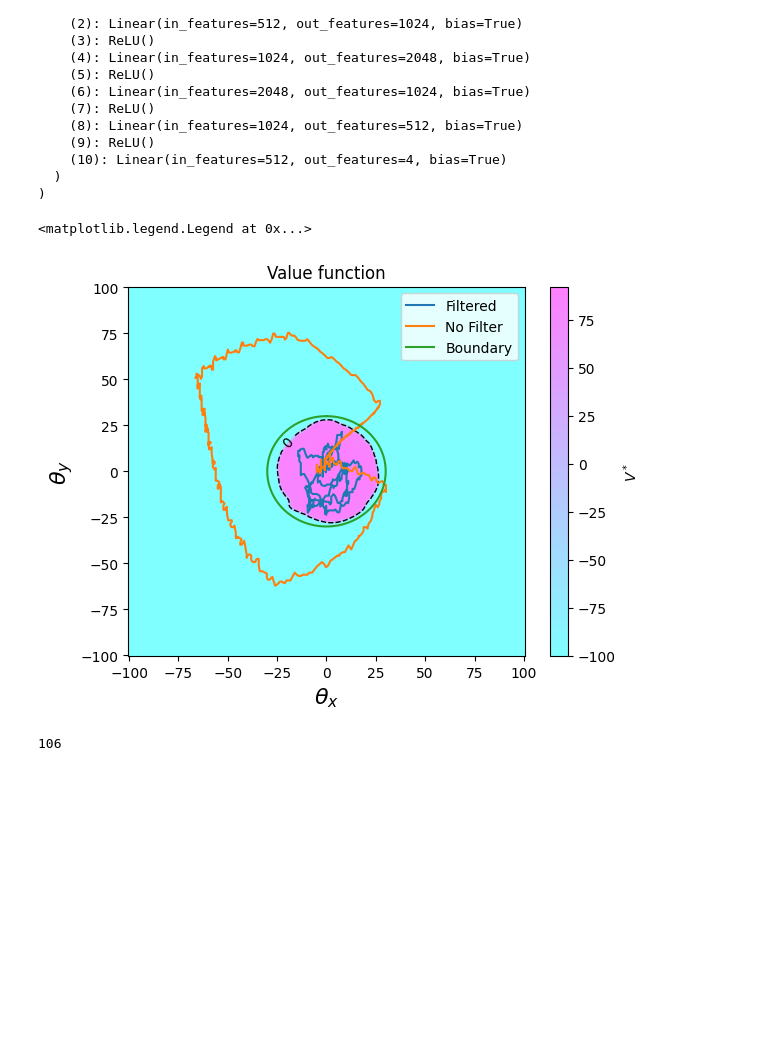
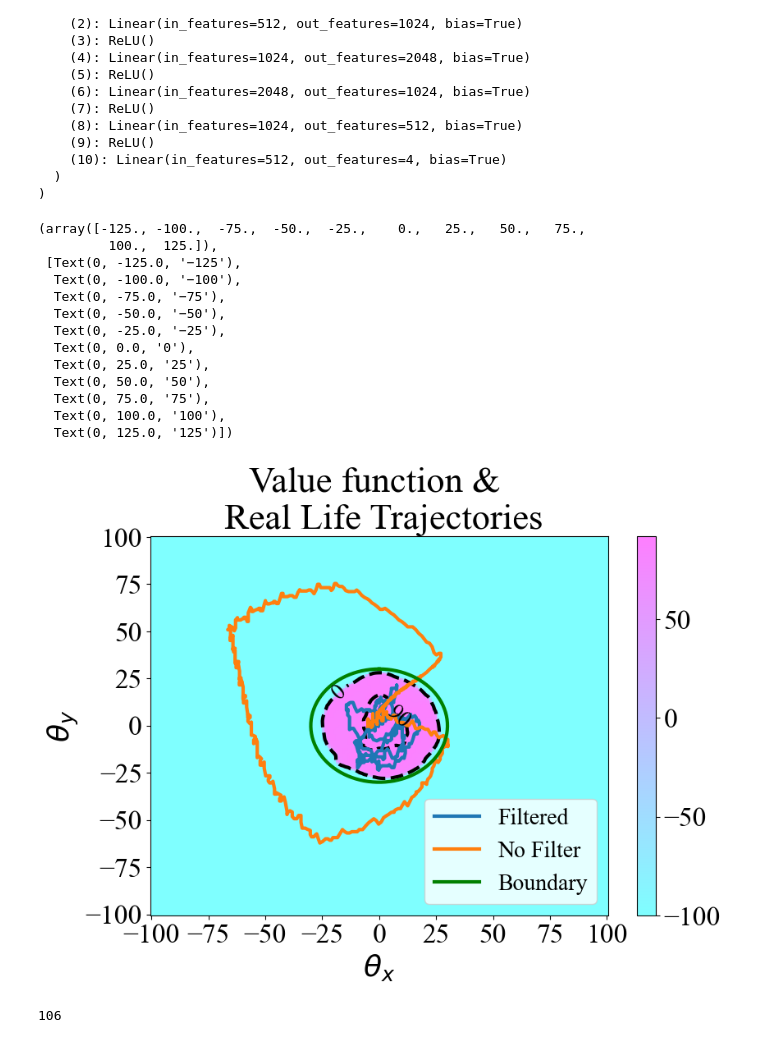
Before and after one commit to ansue1234/RobLimbFK, a Jupyter notebook: ros_ws/src/notebooks/viz_result.ipynb, the cells around one changed output. Drawn from its saved outputs; the diff is of its cells as text; code cells hidden in the pictures; blank space fills up the shorter version.

```diff
--- a/ros_ws/src/notebooks/viz_result.ipynb
+++ b/ros_ws/src/notebooks/viz_result.ipynb
@@ -115,8 +117,8 @@ for l in lines:
 
 actual_thetas = np.array(actual_thetas)
 # %%
-# result_file = '../pos_rec/2024_09_03_22_19_49.txt'
-result_file = '../pos_rec/2024_09_05_19_50_50R97.txt'
+result_file = '../pos_rec/2024_09_17_17_19_40R90limb_9.txt'
+# result_file = '../pos_rec/2024_09_05_19_50_50R97.txt'
 with open(result_file, 'r') as f:
     lines = f.readlines()
 
@@ -169,30 +171,49 @@ QNet_MLP(
   )
 )
 # %%
-fig, ax = plt.subplots()
+from matplotlib import font_manager
+fig, ax = plt.subplots(figsize=(9, 6))
+
 states = grid.view(-1, 4)
 v_val = model(states).max(dim=-1)[0].detach().numpy().reshape(200, 200, 1, 1)
 X = theta_x
 Y = theta_y
 Z = v_val[:, :, 0, 0]
 # Transpose because contourf is weird
 Z = Z.T
 cmap = plt.get_cmap("cool")
 image = ax.pcolormesh(X,Y,Z, cmap=cmap, vmin=Z.min(), vmax=Z.max(), alpha=0.5, edgecolors="none")
-CS = ax.contour(X, Y, Z, levels=[0], colors="k", linestyles=["dashed"], linewidths=[1], )
-fig.colorbar(image, ax=ax, label=r"$V^*$")
-ax.plot(bounded_thetas[:, 0], bounded_thetas[:, 1], label='Filtered')
-ax.plot(actual_thetas[:, 0], actual_thetas[:, 1], label='No Filter')
+CS = ax.contour(X, Y, Z, levels=[0, 90], colors="k", linestyles=["dashed"], linewidths=[3], )
+cbar = fig.colorbar(image, ax=ax)
+# cbar.set_label(r"$\hat{V}^*$", fontsize=26)
+cbar.ax.tick_params(labelsize=24)
+ax.plot(bounded_thetas[:, 0], bounded_thetas[:, 1], label='Filtered', linewidth=3)
+ax.plot(actual_thetas[:, 0], actual_thetas[:, 1], label='No Filter', linewidth=3)
 
-ax.set_xlabel(r"$\theta_x$", fontsize=16)
-ax.set_ylabel(r"$\theta_y$", fontsize=16)
-ax.clabel(CS, inline=1, fontsize=10)
-ax.set_title("Value function")
-ax.plot(30*np.sin(np.linspace(0, 2*np.pi, 100)), 30*np.cos(np.linspace(0, 2*np.pi, 100)), label='Boundary')
-plt.legend()
+ax.set_xlabel(r"$\theta_x$", fontsize=26, fontname="Times New Roman")
+ax.set_ylabel(r"$\theta_y$", fontsize=26, fontname="Times New Roman")
+font_props = font_manager.FontProperties(family='Times New Roman')
+ax.clabel(CS, inline=1, fontsize=20)
+ax.set_title("Value function & \n Real Life Trajectories", fontsize=32, fontname="Times New Roman")
+ax.plot(30*np.sin(np.linspace(0, 2*np.pi, 100)), 30*np.cos(np.linspace(0, 2*np.pi, 100)), label='Boundary', linewidth=3, color='g')
+plt.legend(fontsize=20)
+plt.xticks(fontsize=24, fontname='Times New Roman')
+plt.yticks(fontsize=24, fontname='Times New Roman')
 # %% [output]
-<matplotlib.legend.Legend at 0x...>
+(array([-125., -100.,  -75.,  -50.,  -25.,    0.,   25.,   50.,   75.,
+         100.,  125.]),
+ [Text(0, -125.0, '−125'),
+  Text(0, -100.0, '−100'),
+  Text(0, -75.0, '−75'),
+  Text(0, -50.0, '−50'),
+  Text(0, -25.0, '−25'),
+  Text(0, 0.0, '0'),
+  Text(0, 25.0, '25'),
+  Text(0, 50.0, '50'),
+  Text(0, 75.0, '75'),
+  Text(0, 100.0, '100'),
+  Text(0, 125.0, '125')])
-[figure, old version]
+[figure, new version]
 # %%
 # Compute Statistics
 def to_numpy(path):
```
Also changed, not shown: parts of 9 cells of this notebook, 53 other files.
